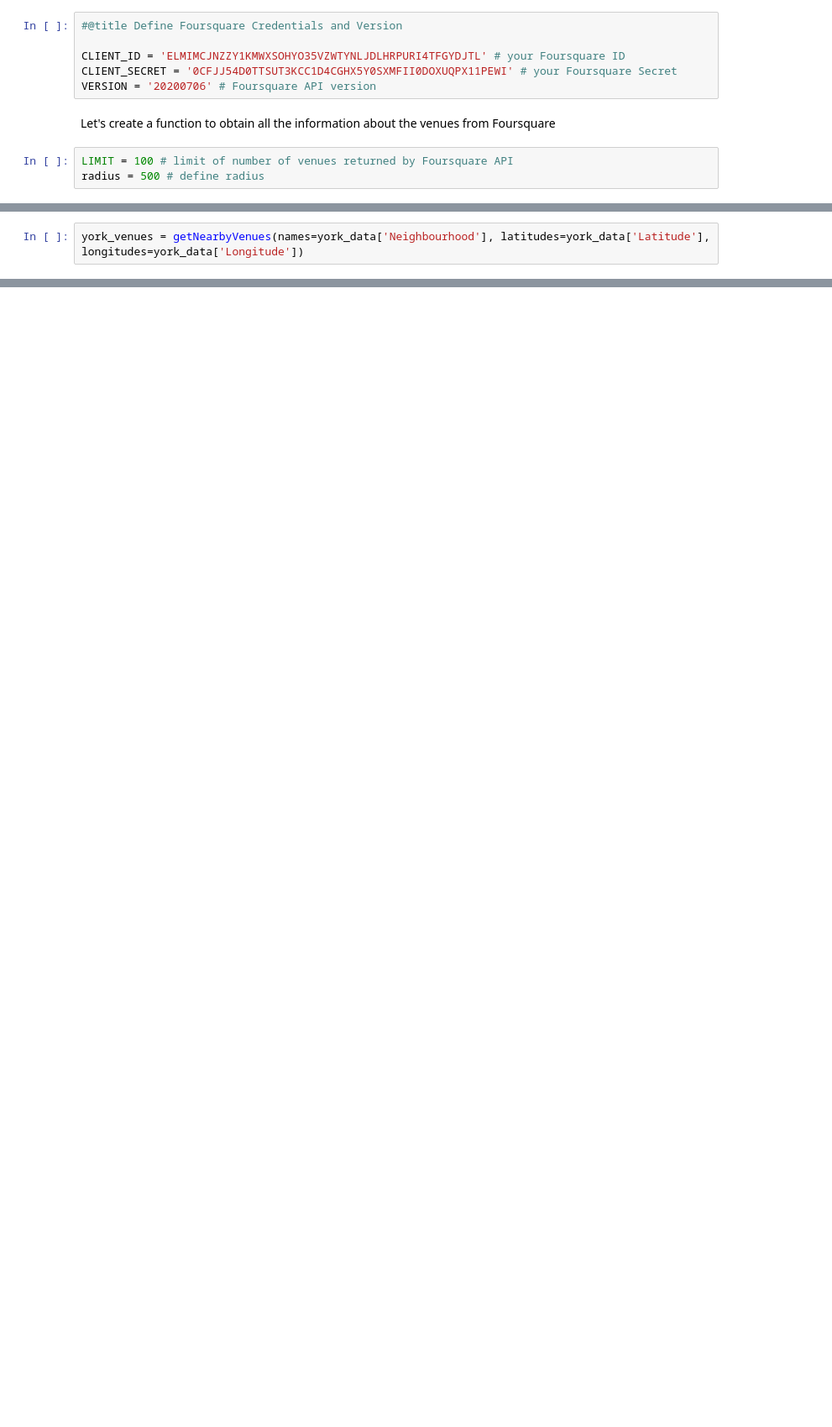
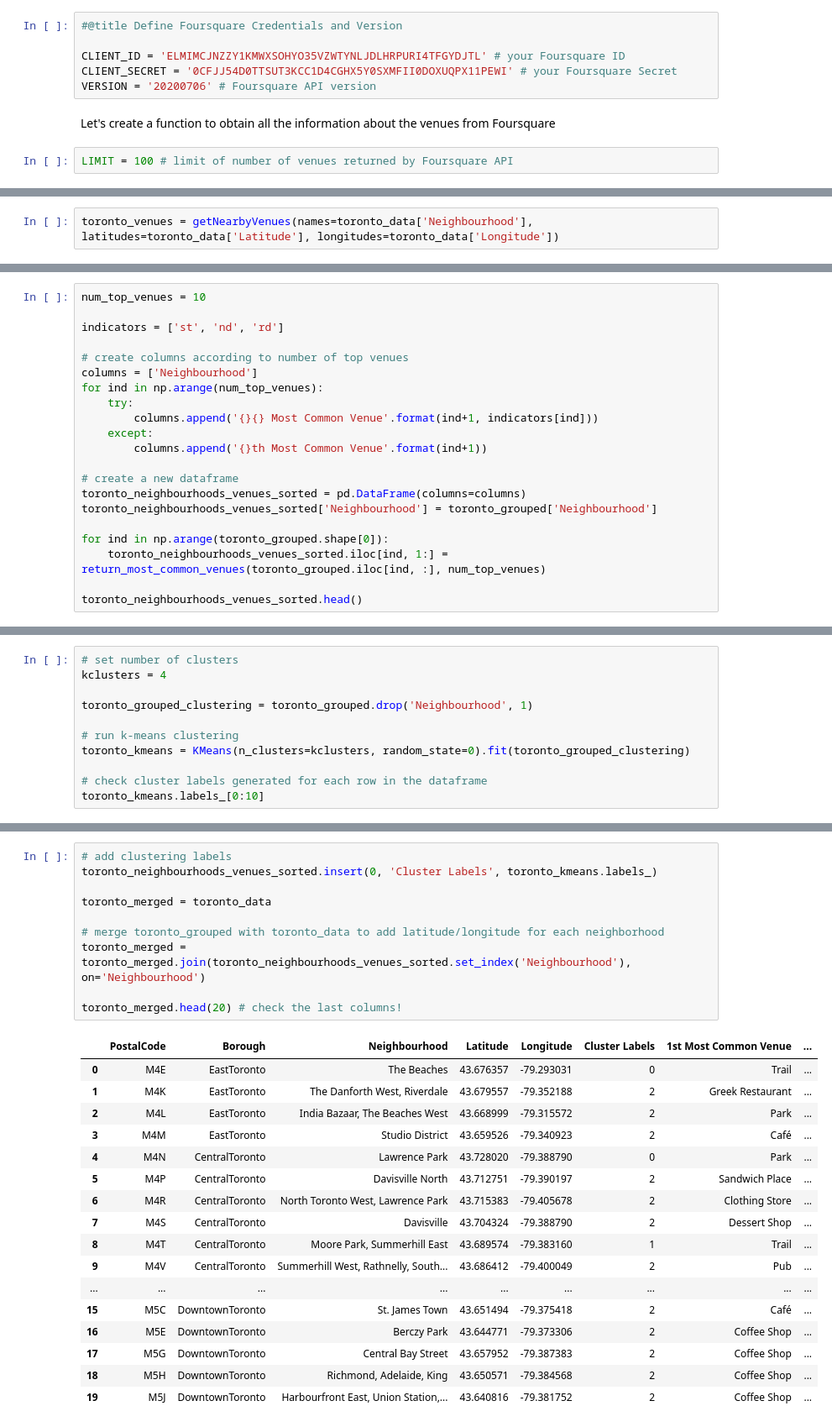
Before and after one commit to yachtsman/Coursera_Capstone, a Jupyter notebook: Segmenting_and_Clustering_Neighborhoods_in_Toronto_v3.ipynb, the cells around one changed output, grey strips where cells are left out. Shown: that part at 84% size. Saved outputs shown, nothing was run; the diff lists cells and outputs as text; blank space fills up the shorter version.

```diff
--- a/Segmenting_and_Clustering_Neighborhoods_in_Toronto_v3.ipynb
+++ b/Segmenting_and_Clustering_Neighborhoods_in_Toronto_v3.ipynb
@@ -237,7 +237,6 @@ VERSION = '20200706' # Foursquare API version
 Let's create a function to obtain all the information about the venues from Foursquare
 # %%
 LIMIT = 100 # limit of number of venues returned by Foursquare API
-radius = 500 # define radius
 # %%
 def getNearbyVenues(names, latitudes, longitudes, radius=500):
 
@@ -279,5 +278,5 @@ def getNearbyVenues(names, latitudes, longitudes, radius=500):
 
     return(nearby_venues)
 # %%
-york_venues = getNearbyVenues(names=york_data['Neighbourhood'], latitudes=york_data['Latitude'], longitudes=york_data['Longitude'])
+toronto_venues = getNearbyVenues(names=toronto_data['Neighbourhood'], latitudes=toronto_data['Latitude'], longitudes=toronto_data['Longitude'])
 # %% [output]
@@ -300,0 +407,21 @@ Weston
+# %%
+num_top_venues = 10
+
+indicators = ['st', 'nd', 'rd']
+
+# create columns according to number of top venues
+columns = ['Neighbourhood']
+for ind in np.arange(num_top_venues):
+    try:
+        columns.append('{}{} Most Common Venue'.format(ind+1, indicators[ind]))
+    except:
+        columns.append('{}th Most Common Venue'.format(ind+1))
+
+# create a new dataframe
+toronto_neighbourhoods_venues_sorted = pd.DataFrame(columns=columns)
+toronto_neighbourhoods_venues_sorted['Neighbourhood'] = toronto_grouped['Neighbourhood']
+
+for ind in np.arange(toronto_grouped.shape[0]):
+    toronto_neighbourhoods_venues_sorted.iloc[ind, 1:] = return_most_common_venues(toronto_grouped.iloc[ind, :], num_top_venues)
+
+toronto_neighbourhoods_venues_sorted.head()
@@ -300,0 +437,11 @@ Weston
+# %%
+# set number of clusters
+kclusters = 4
+
+toronto_grouped_clustering = toronto_grouped.drop('Neighbourhood', 1)
+
+# run k-means clustering
+toronto_kmeans = KMeans(n_clusters=kclusters, random_state=0).fit(toronto_grouped_clustering)
+
+# check cluster labels generated for each row in the dataframe
+toronto_kmeans.labels_[0:10]
@@ -300,0 +450,28 @@ Weston
+# %%
+# add clustering labels
+toronto_neighbourhoods_venues_sorted.insert(0, 'Cluster Labels', toronto_kmeans.labels_)
+
+toronto_merged = toronto_data
+
+# merge toronto_grouped with toronto_data to add latitude/longitude for each neighborhood
+toronto_merged = toronto_merged.join(toronto_neighbourhoods_venues_sorted.set_index('Neighbourhood'), on='Neighbourhood')
+
+toronto_merged.head(20) # check the last columns!
+# %% [output]
+|  | PostalCode | Borough | Neighbourhood | Latitude | Longitude | Cluster Labels | 1st Most Common Venue | ... |
+| 0 | M4E | EastToronto | The Beaches | 43.676357 | -79.293031 | 0 | Trail | ... |
+| 1 | M4K | EastToronto | The Danforth West, Riverdale | 43.679557 | -79.352188 | 2 | Greek Restaurant | ... |
+| 2 | M4L | EastToronto | India Bazaar, The Beaches West | 43.668999 | -79.315572 | 2 | Park | ... |
+| 3 | M4M | EastToronto | Studio District | 43.659526 | -79.340923 | 2 | Café | ... |
+| 4 | M4N | CentralToronto | Lawrence Park | 43.728020 | -79.388790 | 0 | Park | ... |
+| 5 | M4P | CentralToronto | Davisville North | 43.712751 | -79.390197 | 2 | Sandwich Place | ... |
+| 6 | M4R | CentralToronto | North Toronto West, Lawrence Park | 43.715383 | -79.405678 | 2 | Clothing Store | ... |
+| 7 | M4S | CentralToronto | Davisville | 43.704324 | -79.388790 | 2 | Dessert Shop | ... |
+| 8 | M4T | CentralToronto | Moore Park, Summerhill East | 43.689574 | -79.383160 | 1 | Trail | ... |
+| 9 | M4V | CentralToronto | Summerhill West, Rathnelly, South... | 43.686412 | -79.400049 | 2 | Pub | ... |
+| ... | ... | ... | ... | ... | ... | ... | ... | ... |
+| 15 | M5C | DowntownToronto | St. James Town | 43.651494 | -79.375418 | 2 | Café | ... |
+| 16 | M5E | DowntownToronto | Berczy Park | 43.644771 | -79.373306 | 2 | Coffee Shop | ... |
+| 17 | M5G | DowntownToronto | Central Bay Street | 43.657952 | -79.387383 | 2 | Coffee Shop | ... |
+| 18 | M5H | DowntownToronto | Richmond, Adelaide, King | 43.650571 | -79.384568 | 2 | Coffee Shop | ... |
+| 19 | M5J | DowntownToronto | Harbourfront East, Union Station,... | 43.640816 | -79.381752 | 2 | Coffee Shop | ... |
```
Also changed, not shown: parts of 22 cells of this notebook.
